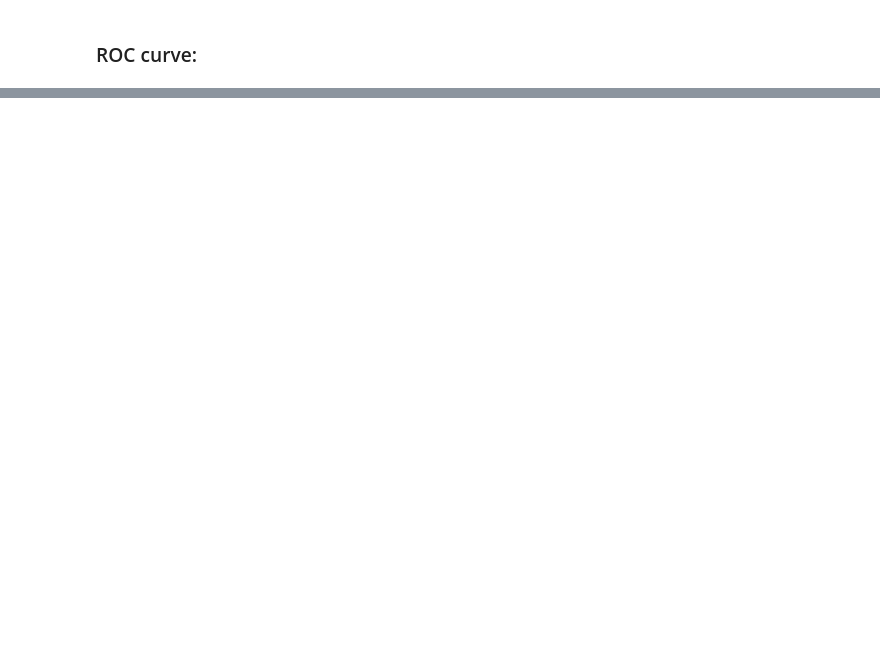
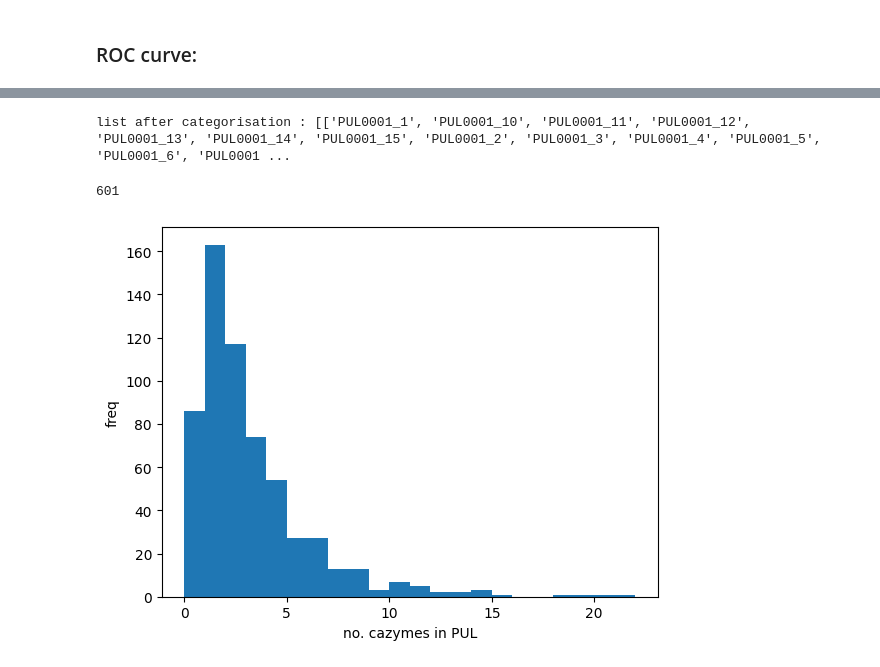
Before and after one commit to jyd-hu/srim, a Jupyter notebook: simple_mlp_all_data.ipynb, the cells around one changed output, grey strips where cells are left out. Drawn from its saved outputs; the diff is of its cells as text; code cells hidden in the pictures; blank space fills up the shorter version.

```diff
--- a/simple_mlp_all_data.ipynb
+++ b/simple_mlp_all_data.ipynb
@@ -703,0 +770,37 @@ AUC score = 0.69; not much better than in (a)
+# %%
+# grouping proteins in the same PUL:
+#y-axis: count
+#x-axis: frequency of cazymes in one PUL
+test_list=PUL_keys
+def util_func(x, y): return x[0] == y[0]
+
+res = []
+for sub in test_list:
+    ele = sub.split('_')
+    ele_cat = next((x for x in res if util_func(ele,str(x[0]).split('_'))), [])
+    if ele_cat == []:
+        res.append(ele_cat)
+    ele_cat.append(sub)
+
+print("list after categorisation : " + str(res))
+len(res) # PUL0076 is missing!
+# %% [output]
+list after categorisation : [['PUL0001_1', 'PUL0001_10', 'PUL0001_11', 'PUL0001_12', 'PUL0001_13', 'PUL0001_14', 'PUL0001_15', 'PUL0001_2', 'PUL0001_3', 'PUL0001_4', 'PUL0001_5', 'PUL0001_6', 'PUL0001 ...
+601
+# %%
+ind=0
+caz_res=[]
+
+for i in range(len(res)):
+    indtemp=ind
+    caz_res.append(sum(np.array(PUL_df.iloc[indtemp:indtemp+len(res[i]),-1])))
+    ind=indtemp+len(res[i])
+    # if caz_res[i]== 0:
+    #     print(res[i])
+# print(caz_res)
+# %%
+plt.hist(caz_res, bins = range(min(caz_res),max(caz_res)+1))
+plt.xlabel('no. cazymes in PUL'), plt.ylabel('freq')
+plt.show()
+# %% [output]
+[figure, added]
```
Also changed, not shown: parts of 69 cells of this notebook.
